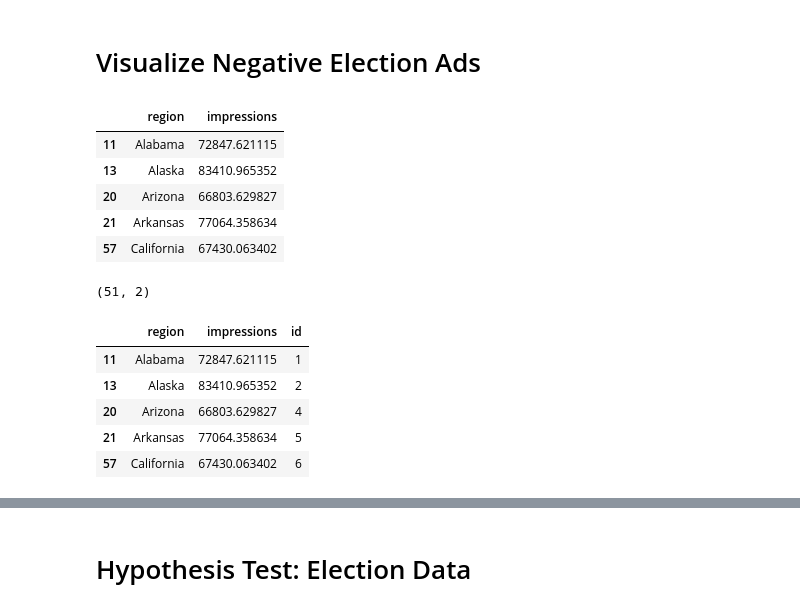
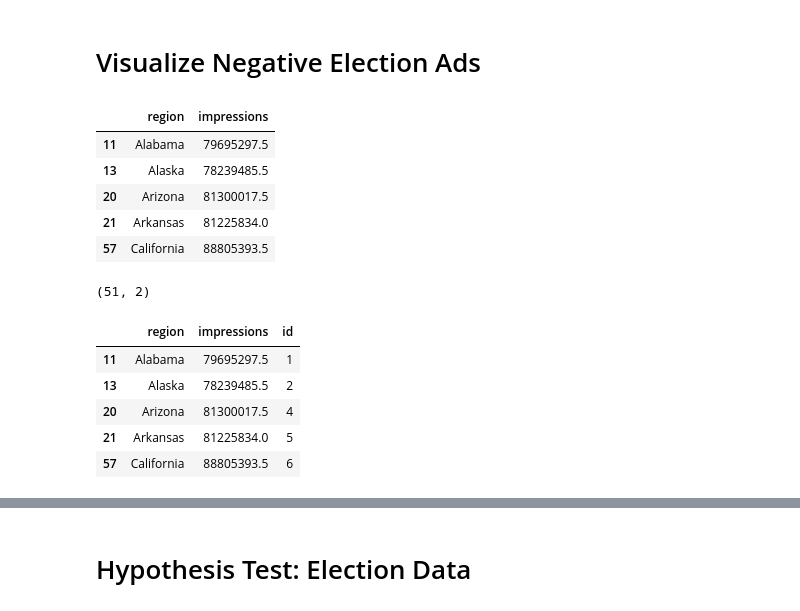
Before and after one commit to rpillai7/Facebook-Ads-Project, a Jupyter notebook: New_FB_Ads_Virtual.ipynb, the cells around one changed output, grey strips where cells are left out. Drawn from its saved outputs; the diff is of its cells as text; code cells hidden in the pictures.

```diff
--- a/New_FB_Ads_Virtual.ipynb
+++ b/New_FB_Ads_Virtual.ipynb
@@ -16,6 +16,7 @@ import re
 # %% [markdown]
 ## Election Ads
 # %%
-new_df = pd.read_csv('emily.csv.crdownload')
+#new_df = pd.read_csv('emily.csv.crdownload')
+new_df = pd.read_csv('election_sentiment.csv')
 new_df.head()
 # %% [output]
@@ -45,4 +46,5 @@ All model checkpoint layers were used when initializing TFDistilBertForSequenceC
 All the layers of TFDistilBertForSequenceClassification were initialized from the model checkpoint at distilbert-base-uncased-finetuned-sst-2-english.
 If your task is similar to the task the model of the checkpoint was trained on, you can already use TFDistilBertForSequenceClassification for predictions without further training.
 # %%
-new_df['sentiment'] = new_df.get('ad_creative_bodies').apply(find_label)
+#new_df['sentiment'] = new_df.get('ad_creative_bodies').apply(find_label)
+new_df['cumulative_impressions_by_region'] = new_df['cumulative_impressions_by_region'].apply(ast.literal_eval)
@@ -177,16 +203,16 @@ alt.layer(plot,outline)
 # %%
 negative_df = pd.concat(df_list, ignore_index = True)
 negative_df = negative_df[negative_df['sentiment'] == 'NEGATIVE']
-negative_df = negative_df.groupby('region').mean().reset_index()
+negative_df = negative_df.groupby('region').sum().reset_index()
 negative_df = negative_df[negative_df.get('region').isin(us_states) == True]
 negative_df.head()
 # %% [output]
 |  | region | impressions |
-| 11 | Alabama | 72847.621115 |
-| 13 | Alaska | 83410.965352 |
-| 20 | Arizona | 66803.629827 |
-| 21 | Arkansas | 77064.358634 |
-| 57 | California | 67430.063402 |
+| 11 | Alabama | 79695297.5 |
+| 13 | Alaska | 78239485.5 |
+| 20 | Arizona | 81300017.5 |
+| 21 | Arkansas | 81225834.0 |
+| 57 | California | 88805393.5 |
 # %%
 negative_df.shape
 # %% [output]
@@ -200,11 +226,11 @@ negative_df['id'] = list(pop.get('id'))[:-1]
 negative_df.head()
 # %% [output]
 |  | region | impressions | id |
-| 11 | Alabama | 72847.621115 | 1 |
-| 13 | Alaska | 83410.965352 | 2 |
-| 20 | Arizona | 66803.629827 | 4 |
-| 21 | Arkansas | 77064.358634 | 5 |
-| 57 | California | 67430.063402 | 6 |
+| 11 | Alabama | 79695297.5 | 1 |
+| 13 | Alaska | 78239485.5 | 2 |
+| 20 | Arizona | 81300017.5 | 4 |
+| 21 | Arkansas | 81225834.0 | 5 |
+| 57 | California | 88805393.5 | 6 |
 # %%
 alt.renderers.enable('default')
 
```
Also changed, not shown: parts of 23 cells of this notebook.
